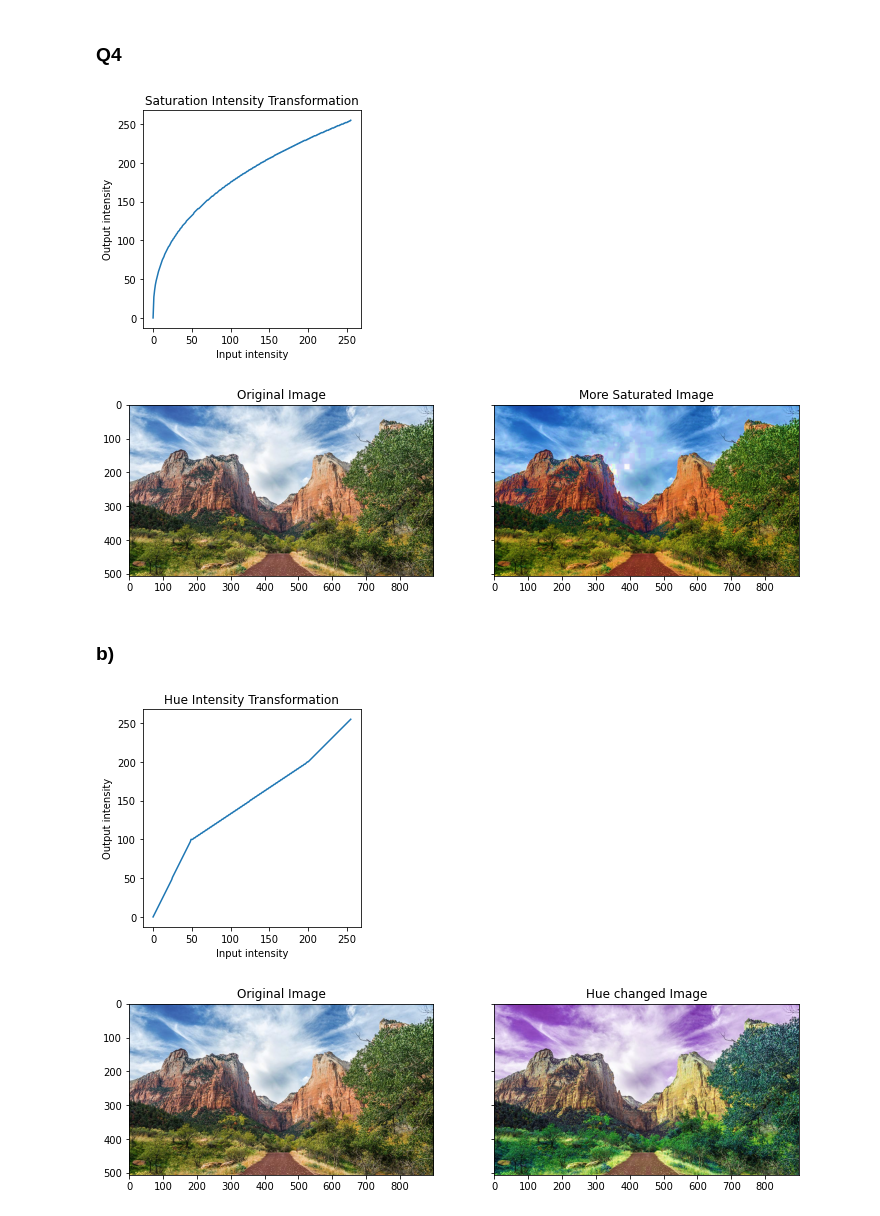
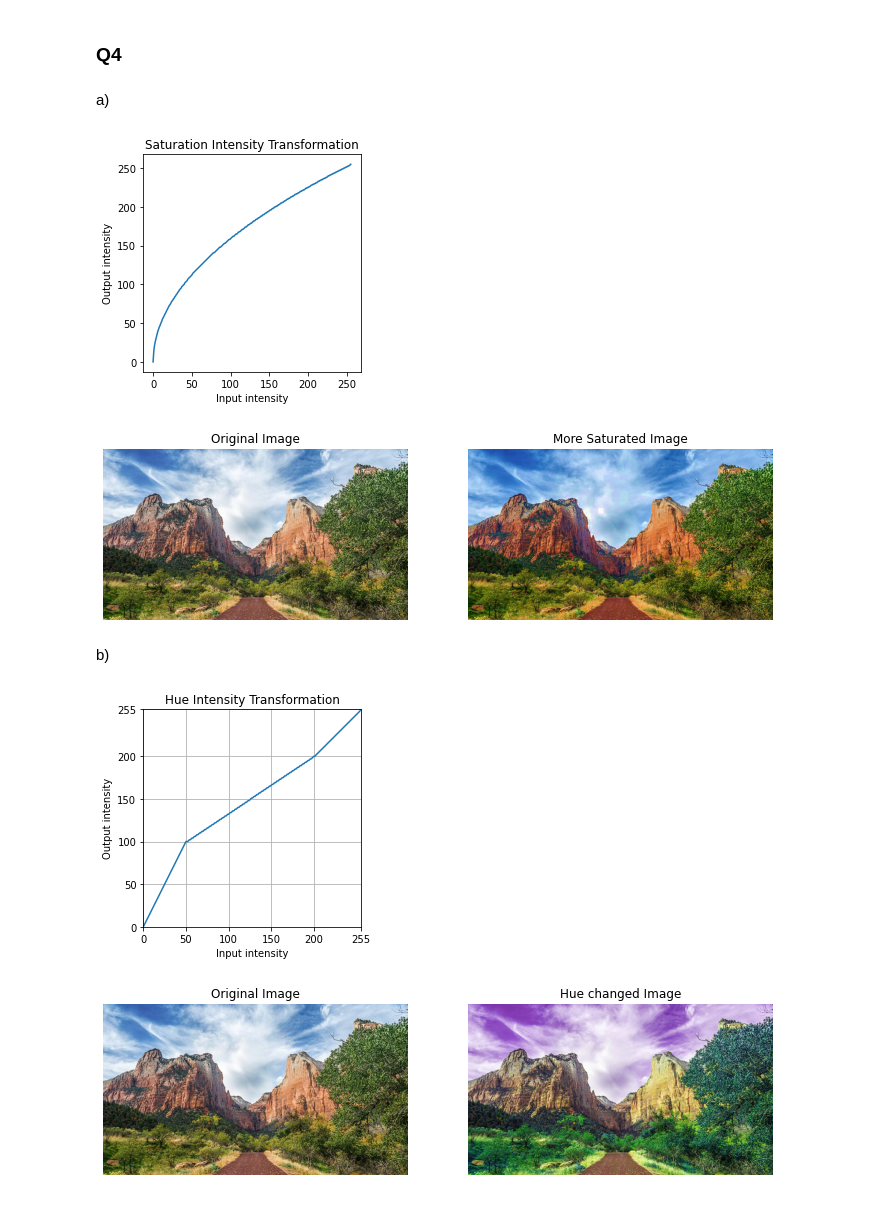
Before and after one commit to chira99/image-processing-opencv-python, a Jupyter notebook: Exercise 02/EN2550_Exercise02_09-02-2022.ipynb, the cells around one changed output. Cells and saved outputs as stored; diff of their text form; code cells hidden in the pictures.

```diff
--- a/Exercise 02/EN2550_Exercise02_09-02-2022.ipynb
+++ b/Exercise 02/EN2550_Exercise02_09-02-2022.ipynb
@@ -54,3 +54,40 @@ plt.show()
 [figure]
 # %% [markdown]
 ### Q2
+# %%
+f = cv.imread(r'images/spider.png')
+assert f is not None
+t1 = np.linspace(0, 100, 50)
+t2 = np.linspace(100, 255, 150)
+t3 = 255*np.ones(56)
+#piece-wise intensity transform
+t = np.concatenate((t1, t2, t3), axis = 0).astype(np.uint8)
+assert len(t) == 256
+g = cv.LUT(f, t)
+im = cv.cvtColor(g, cv.COLOR_BGR2RGB)
+
+fig, ax = plt.subplots(1,3, figsize=(12,8))
+ax[0].plot(t)
+ax[0].set_title('Intensity Transformation')
+ax[0].set_xlabel('Input intensity')
+ax[0].set_ylabel('Output intensity')
+ax[0].set_aspect('equal')
+
+cv.imshow('Image', f)
+cv.waitKey(0)
+
+cv.imshow('Image', g)
+cv.waitKey(0)
+
+cv.destroyAllWindows()
+
+f_rgb = cv.cvtColor(f, cv.COLOR_BGR2RGB)
+ax[1].imshow(f_rgb)
+ax[1].axis('off')
+ax[1].set_title('Original image')
+
+g_rgb = cv.cvtColor(g, cv.COLOR_BGR2RGB)
+ax[2].imshow(g_rgb)
+ax[2].axis('off')
+ax[2].set_title('Transformed image')
+plt.plot()
@@ -57,5 +136,7 @@ plt.show()
 # %% [markdown]
 ### Q4
+# %% [markdown]
+a)
 # %%
 def inc_saturation(im, transform = None, value=25):
     hsv = cv.cvtColor(im, cv.COLOR_BGR2HSV)
@@ -73,40 +154,42 @@ def inc_saturation(im, transform = None, value=25):
 f = cv.imread(r'Images/zion_pass.jpg')
 assert f is not None
 
-s = 0.4
+s = 0.5
 t = np.array([(p/255)**s*255 for p in range(0,256)], dtype = np.uint8)
 g = inc_saturation(f, transform = t, value = 0)
 
 cv.imshow('Zion Pass', f)
 cv.waitKey(0)
 cv.destroyAllWindows()
 
 cv.imshow('Zion Pass', g)
 cv.waitKey(0)
 cv.destroyAllWindows()
 
 fig1, ax = plt.subplots(figsize=(4,4))
 ax.plot(t)
 ax.set_title('Saturation Intensity Transformation')
 ax.set_xlabel('Input intensity')
 ax.set_ylabel('Output intensity')
 ax.set_aspect('equal')
 
 fig2, axs = plt.subplots(1,2, figsize=(12,4), sharey = True)
 f_rgb = cv.cvtColor(f, cv.COLOR_BGR2RGB)
 g_rgb = cv.cvtColor(g, cv.COLOR_BGR2RGB)
 
 axs[0].imshow(f_rgb)
 axs[0].set_title('Original Image')
+axs[0].axis('off')
 axs[1].imshow(g_rgb)
 axs[1].set_title("More Saturated Image")
+axs[1].axis('off')
 plt.show()
 # %% [output]
-[figure, old version]
+[figure, new version]
-[figure, old version]
+[figure, new version]
 # %% [markdown]
 
-### b)
+ b)
 # %%
 def inc_hue(im, transform = None, value=25):
     hsv = cv.cvtColor(im, cv.COLOR_BGR2HSV)
@@ -121,9 +204,9 @@ def inc_hue(im, transform = None, value=25):
     im = cv.cvtColor(hsv_new, cv.COLOR_HSV2BGR)
     return im
 # %%
-t1 = np.linspace(0, 100, 50)
+t1 = np.linspace(0, 100, 51)
 t2 = np.linspace(100, 200, 150)
-t3 = np.linspace(200, 255, 56)
+t3 = np.linspace(200, 255, 55)
 
 t = np.concatenate((t1, t2, t3), axis = 0).astype(np.uint8)
 assert len(t) == 256
@@ -147,6 +230,13 @@ ax.set_title('Hue Intensity Transformation')
 ax.set_xlabel('Input intensity')
 ax.set_ylabel('Output intensity')
 ax.set_aspect('equal')
+ax.grid()
+ax.set_xlim(0,255)
+ax.set_ylim(0,255)
+ax.set_xticks((0,50,100,150,200,255))
+ax.set_xticklabels((0,50,100,150,200,255))
+ax.set_yticks((0,50,100,150,200,255))
+ax.set_yticklabels((0,50,100,150,200,255))
 
 fig2, axs = plt.subplots(1,2, figsize=(12,4), sharey = True)
 f_rgb = cv.cvtColor(f, cv.COLOR_BGR2RGB)
@@ -154,9 +244,11 @@ g_rgb = cv.cvtColor(g, cv.COLOR_BGR2RGB)
 
 axs[0].imshow(f_rgb)
 axs[0].set_title('Original Image')
+axs[0].axis('off')
 axs[1].imshow(g_rgb)
 axs[1].set_title("Hue changed Image")
+axs[1].axis('off')
 plt.show()
 # %% [output]
-[figure, old version]
+[figure, new version]
-[figure, old version]
+[figure, new version]
```
Also changed, not shown: parts of 3 cells of this notebook, 2 other files.
